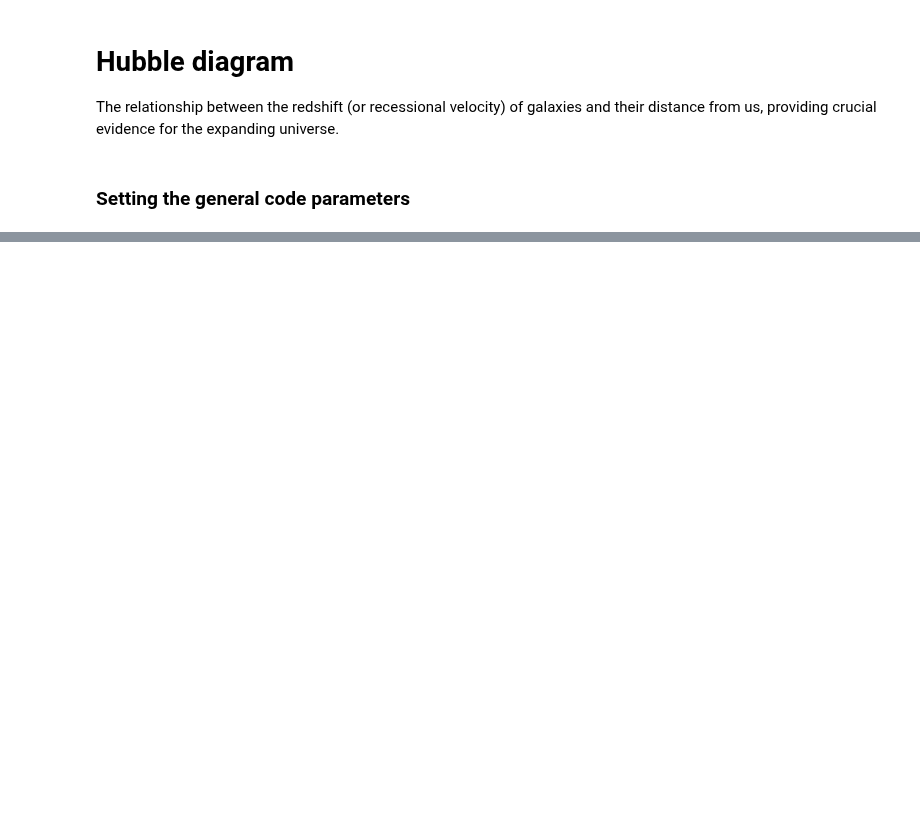
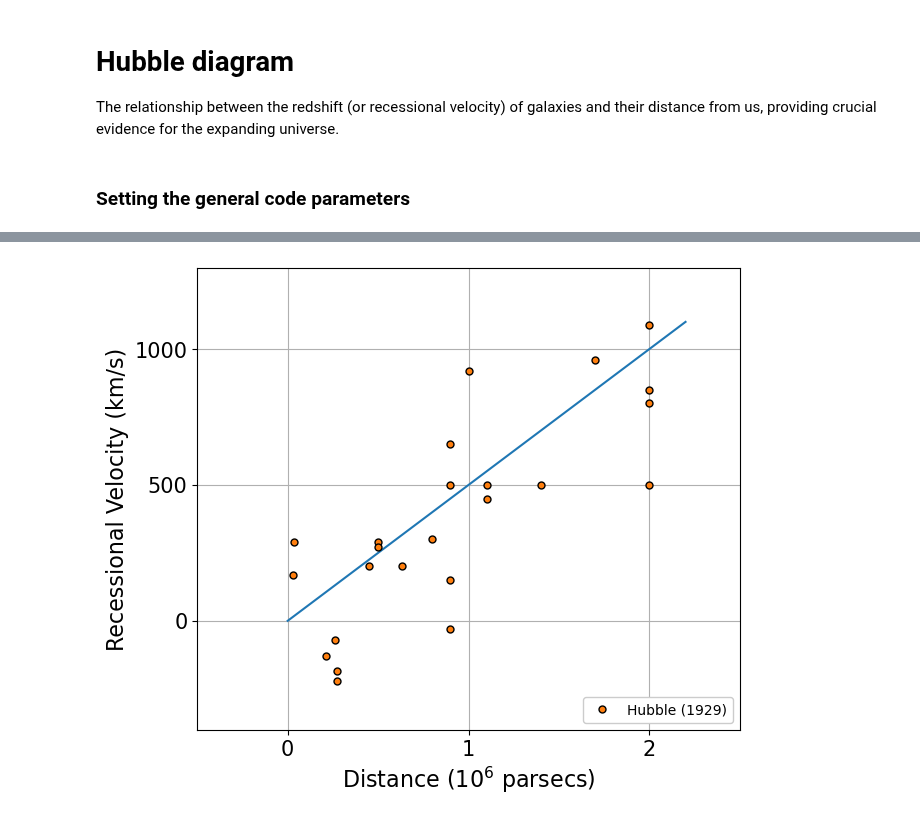
Before and after one commit to sambit-giri/AstronomyCalc, a Jupyter notebook: docs/examples/hubble_diagram.ipynb, the cells around one changed output, grey strips where cells are left out. Drawn from its saved outputs; the diff is of its cells as text; code cells hidden in the pictures; blank space fills up the shorter version.

Commit message:
hubble hubble_diagram

```diff
--- a/docs/examples/hubble_diagram.ipynb
+++ b/docs/examples/hubble_diagram.ipynb
@@ -9,0 +17,24 @@ import AstronomyCalc
+# %%
+dist_Hubble1929, vel_Hubble1929 = create_data.Hubble1929_data()
+# %%
+v_func = lambda r,H0: H0*r
+rr = np.linspace(0,2.2)
+
+fig, ax = plt.subplots(1,1,figsize=(7,6))
+ax.errorbar(dist_Hubble1929, vel_Hubble1929,
+            ls=' ',
+            color='C1',
+            marker='o', markeredgecolor='k', markersize=5,
+            label='Hubble (1929)', zorder=5)
+ax.plot(rr, v_func(rr,500), c='C0') # 500 km/s/Mpc is the value of Hubble constant estimated in Hubble (1929).
+ax.legend(loc=4, facecolor='white', framealpha=1)
+ax.set_xlabel(r'Distance ($10^6$ parsecs)', fontsize=16)
+ax.set_ylabel(r'Recessional Velocity (km/s)', fontsize=16)
+ax.set_xticks([0,1,2])
+ax.set_yticks([0,500,1000])
+ax.axis([-0.5,2.5,-400,1300])
+ax.tick_params(axis='both', which='major', labelsize=15)
+ax.grid()
+plt.show()
+# %% [output]
+[figure, added]
```
Also changed, not shown: parts of 58 cells of this notebook, 3 other files.
